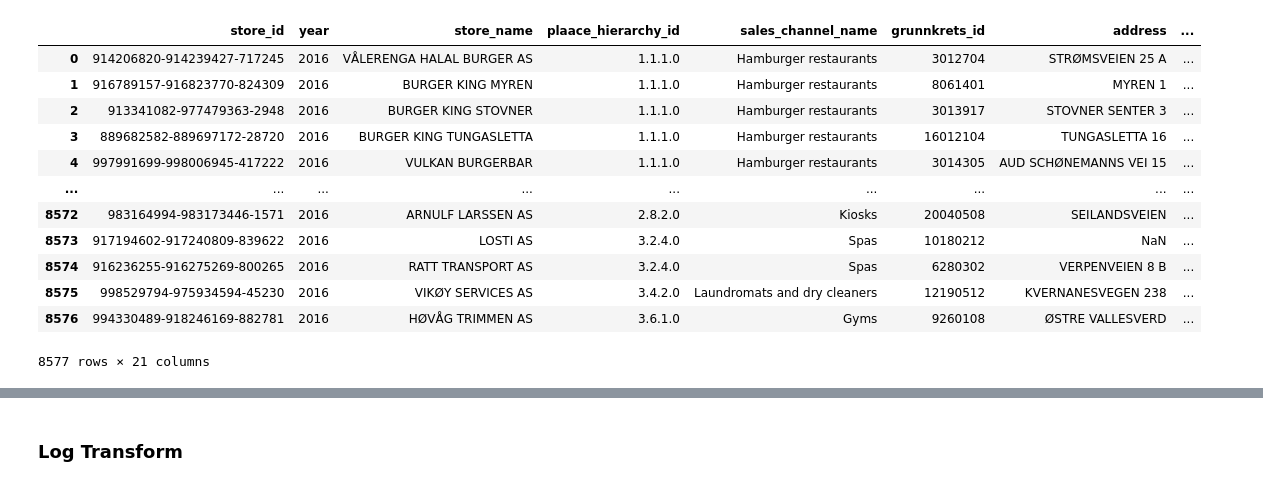
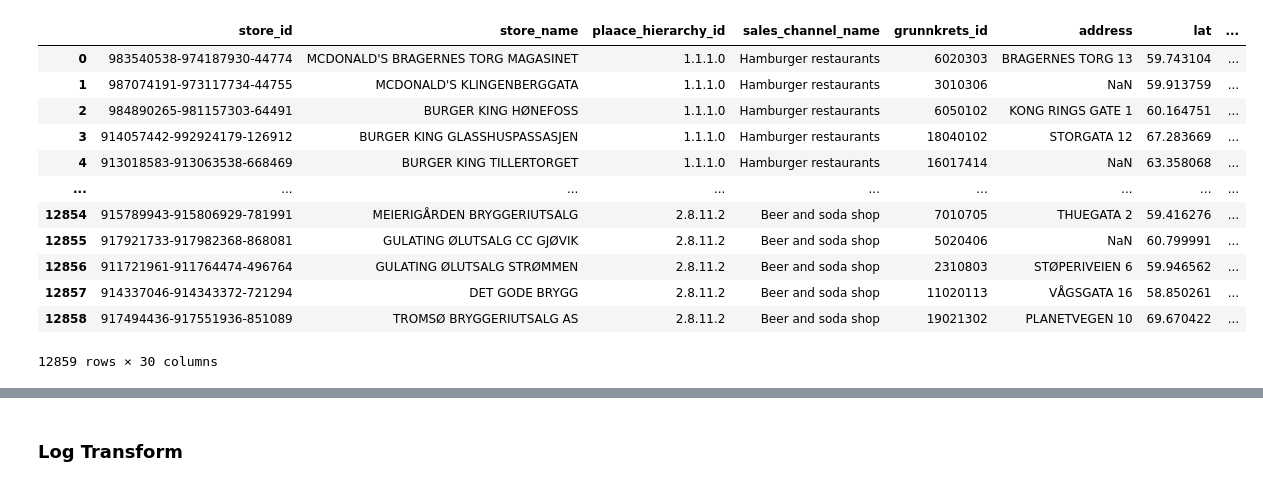
Before and after one commit to SimenQ/machine_learning, a Jupyter notebook: notebooks/Arash/scaling_transformation.ipynb, the cells around one changed output, grey strips where cells are left out. Drawn from its saved outputs; the diff is of its cells as text; code cells hidden in the pictures.

```diff
--- a/notebooks/Arash/scaling_transformation.ipynb
+++ b/notebooks/Arash/scaling_transformation.ipynb
@@ -17,6 +20,10 @@ test_df = pd.read_csv("C:/Users/aminp/OneDrive/Dokumenter/NTNU/4år/Machinelearn
 rev = pd.read_csv("C:/Users/aminp/OneDrive/Dokumenter/NTNU/4år/Machinelearning/machine_learning/data/train_data/revenue_labels.csv").drop(["Unnamed: 0"], axis = 1)
 stores_train_impuded = pd.read_csv("C:/Users/aminp/OneDrive/Dokumenter/NTNU/4år/Machinelearning/machine_learning/data/train_data/stores_gk_impuded.csv")
 stores_test_impuded = pd.read_csv("C:/Users/aminp/OneDrive/Dokumenter/NTNU/4år/Machinelearning/machine_learning/data/train_data/stores_test_impuded.csv")
+income_district = pd.read_csv("C:/Users/aminp/OneDrive/Dokumenter/NTNU/4år/Machinelearning/machine_learning/data/train_data/income_district.csv").drop(["Unnamed: 0"], axis = 1)
+income_municipality = pd.read_csv("C:/Users/aminp/OneDrive/Dokumenter/NTNU/4år/Machinelearning/machine_learning/data/train_data/income_municipality.csv").drop(["Unnamed: 0"], axis = 1)
+distance_train = pd.read_csv("C:/Users/aminp/OneDrive/Dokumenter/NTNU/4år/Machinelearning/machine_learning/data/train_data/arash_train.csv").drop(["Unnamed: 0"], axis = 1)
+distance_test = pd.read_csv("C:/Users/aminp/OneDrive/Dokumenter/NTNU/4år/Machinelearning/machine_learning/data/train_data/arash_test.csv").drop(["Unnamed: 0"], axis = 1)
 
 busstops = pd.read_csv('C:/Users/aminp/OneDrive/Dokumenter/NTNU/4år/Machinelearning/machine_learning/data/raw/busstops_norway.csv')
 grunnkrets_age = pd.read_csv('C:/Users/aminp/OneDrive/Dokumenter/NTNU/4år/Machinelearning/machine_learning/data/raw/grunnkrets_age_distribution.csv')
@@ -36,16 +38,17 @@ income_df_test = stores_test_impuded.merge(df, how = "left", on ="grunnkrets_id"
-# %%
-income_df_test
-# %% [output]
-|  | store_id | year | store_name | plaace_hierarchy_id | sales_channel_name | grunnkrets_id | address | ... |
-| 0 | 914206820-914239427-717245 | 2016 | VÅLERENGA HALAL BURGER AS | 1.1.1.0 | Hamburger restaurants | 3012704 | STRØMSVEIEN 25 A | ... |
-| 1 | 916789157-916823770-824309 | 2016 | BURGER KING MYREN | 1.1.1.0 | Hamburger restaurants | 8061401 | MYREN 1 | ... |
-| 2 | 913341082-977479363-2948 | 2016 | BURGER KING STOVNER | 1.1.1.0 | Hamburger restaurants | 3013917 | STOVNER SENTER 3 | ... |
-| 3 | 889682582-889697172-28720 | 2016 | BURGER KING TUNGASLETTA | 1.1.1.0 | Hamburger restaurants | 16012104 | TUNGASLETTA 16 | ... |
-| 4 | 997991699-998006945-417222 | 2016 | VULKAN BURGERBAR | 1.1.1.0 | Hamburger restaurants | 3014305 | AUD SCHØNEMANNS VEI 15 | ... |
-| ... | ... | ... | ... | ... | ... | ... | ... | ... |
-| 8572 | 983164994-983173446-1571 | 2016 | ARNULF LARSSEN AS | 2.8.2.0 | Kiosks | 20040508 | SEILANDSVEIEN | ... |
-| 8573 | 917194602-917240809-839622 | 2016 | LOSTI AS | 3.2.4.0 | Spas | 10180212 | NaN | ... |
-| 8574 | 916236255-916275269-800265 | 2016 | RATT TRANSPORT AS | 3.2.4.0 | Spas | 6280302 | VERPENVEIEN 8 B | ... |
-| 8575 | 998529794-975934594-45230 | 2016 | VIKØY SERVICES AS | 3.4.2.0 | Laundromats and dry cleaners | 12190512 | KVERNANESVEGEN 238 | ... |
-| 8576 | 994330489-918246169-882781 | 2016 | HØVÅG TRIMMEN AS | 3.6.1.0 | Gyms | 9260108 | ØSTRE VALLESVERD | ... |
-8577 rows × 21 columns
+# %%
+distance_train["revenue"] = rev.revenue
+distance_train
+# %% [output]
+|  | store_id | store_name | plaace_hierarchy_id | sales_channel_name | grunnkrets_id | address | lat | ... |
+| 0 | 983540538-974187930-44774 | MCDONALD'S BRAGERNES TORG MAGASINET | 1.1.1.0 | Hamburger restaurants | 6020303 | BRAGERNES TORG 13 | 59.743104 | ... |
+| 1 | 987074191-973117734-44755 | MCDONALD'S KLINGENBERGGATA | 1.1.1.0 | Hamburger restaurants | 3010306 | NaN | 59.913759 | ... |
+| 2 | 984890265-981157303-64491 | BURGER KING HØNEFOSS | 1.1.1.0 | Hamburger restaurants | 6050102 | KONG RINGS GATE 1 | 60.164751 | ... |
+| 3 | 914057442-992924179-126912 | BURGER KING GLASSHUSPASSASJEN | 1.1.1.0 | Hamburger restaurants | 18040102 | STORGATA 12 | 67.283669 | ... |
+| 4 | 913018583-913063538-668469 | BURGER KING TILLERTORGET | 1.1.1.0 | Hamburger restaurants | 16017414 | NaN | 63.358068 | ... |
+| ... | ... | ... | ... | ... | ... | ... | ... | ... |
+| 12854 | 915789943-915806929-781991 | MEIERIGÅRDEN BRYGGERIUTSALG | 2.8.11.2 | Beer and soda shop | 7010705 | THUEGATA 2 | 59.416276 | ... |
+| 12855 | 917921733-917982368-868081 | GULATING ØLUTSALG CC GJØVIK | 2.8.11.2 | Beer and soda shop | 5020406 | NaN | 60.799991 | ... |
+| 12856 | 911721961-911764474-496764 | GULATING ØLUTSALG STRØMMEN | 2.8.11.2 | Beer and soda shop | 2310803 | STØPERIVEIEN 6 | 59.946562 | ... |
+| 12857 | 914337046-914343372-721294 | DET GODE BRYGG | 2.8.11.2 | Beer and soda shop | 11020113 | VÅGSGATA 16 | 58.850261 | ... |
+| 12858 | 917494436-917551936-851089 | TROMSØ BRYGGERIUTSALG AS | 2.8.11.2 | Beer and soda shop | 19021302 | PLANETVEGEN 10 | 69.670422 | ... |
+12859 rows × 30 columns
```
Also changed, not shown: parts of 32 cells of this notebook, 18 other files.
